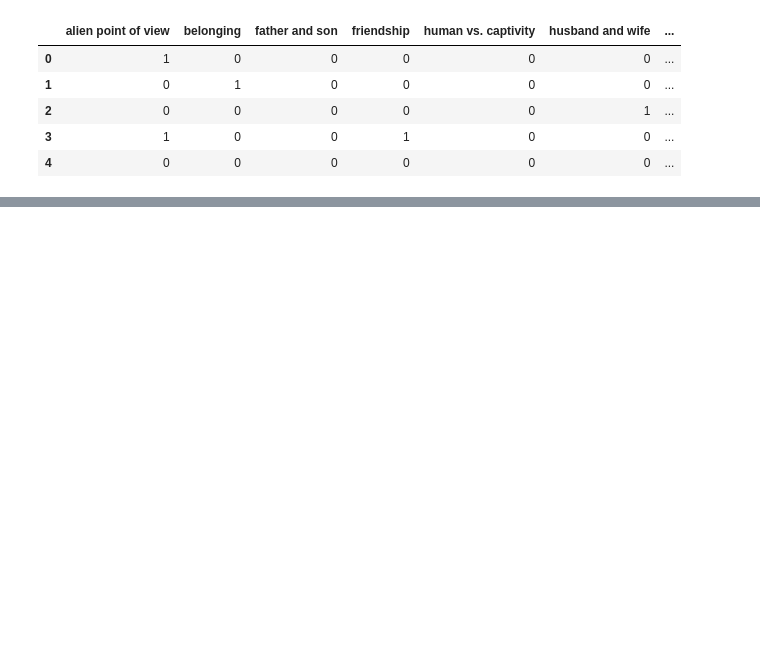
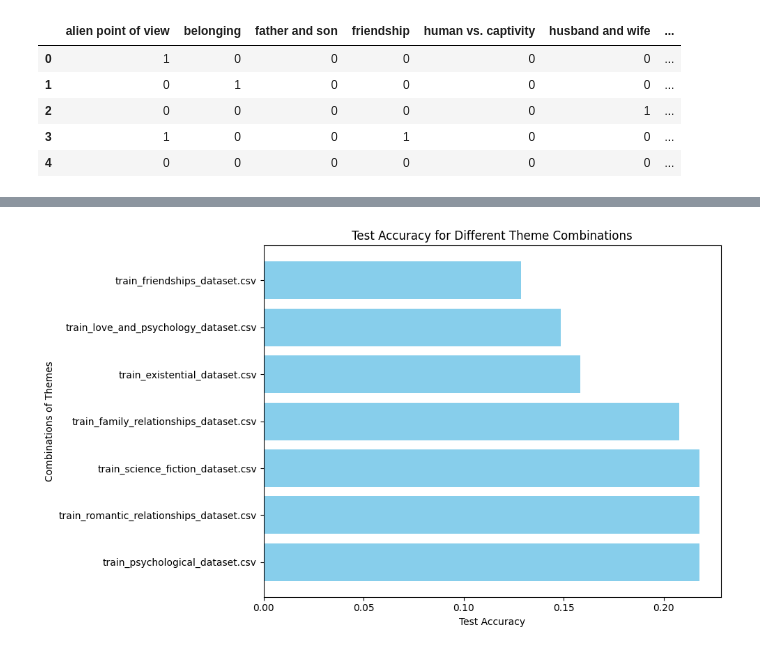
Before and after one commit to Thimomo/IMDB-category-generalization, a Jupyter notebook: hierarchy.ipynb, the cells around one changed output, grey strips where cells are left out. Cells and saved outputs as stored; diff of their text form; code cells hidden in the pictures; blank space fills up the shorter version.

```diff
--- a/hierarchy.ipynb
+++ b/hierarchy.ipynb
@@ -29,0 +258,19 @@ plt.show()
+# %%
+#Sort the results by test accuracy in descending order
+sorted_results = dict(sorted(accuracy_results.items(), key=lambda item: item[1]['test_accuracy'], reverse=True))
+
+#Extract the combinations and corresponding accuracies
+combinations = list(sorted_results.keys())
+test_accuracies = [results['test_accuracy'] for results in sorted_results.values()]
+
+plt.figure(figsize=(10, 6))
+plt.barh(combinations, test_accuracies, color='skyblue')
+
+plt.xlabel('Test Accuracy')
+plt.ylabel('Combinations of Themes')
+plt.title('Test Accuracy for Different Theme Combinations')
+
+plt.tight_layout()
+plt.show()
+# %% [output]
+[figure, added]
```
Also changed, not shown: parts of 15 cells of this notebook, 17 other files.
